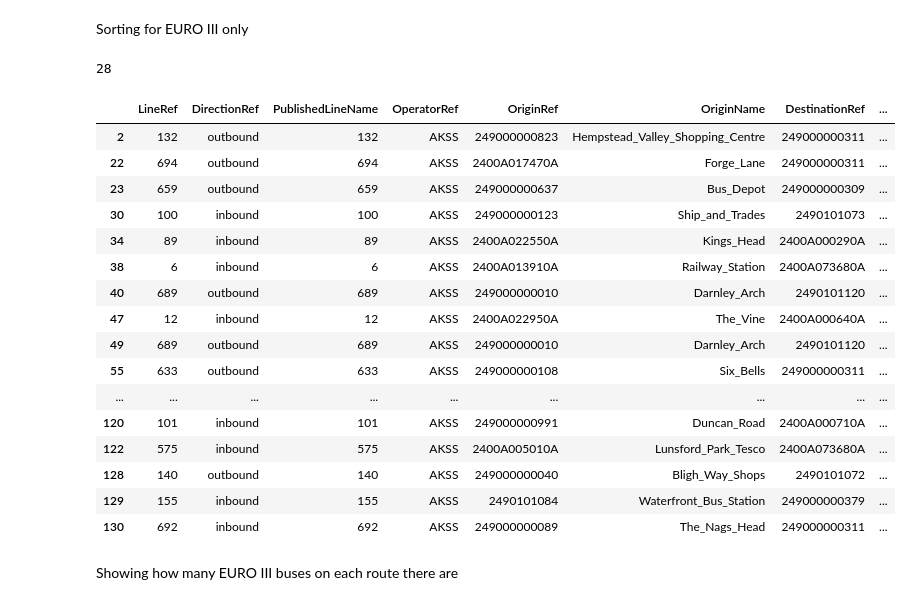
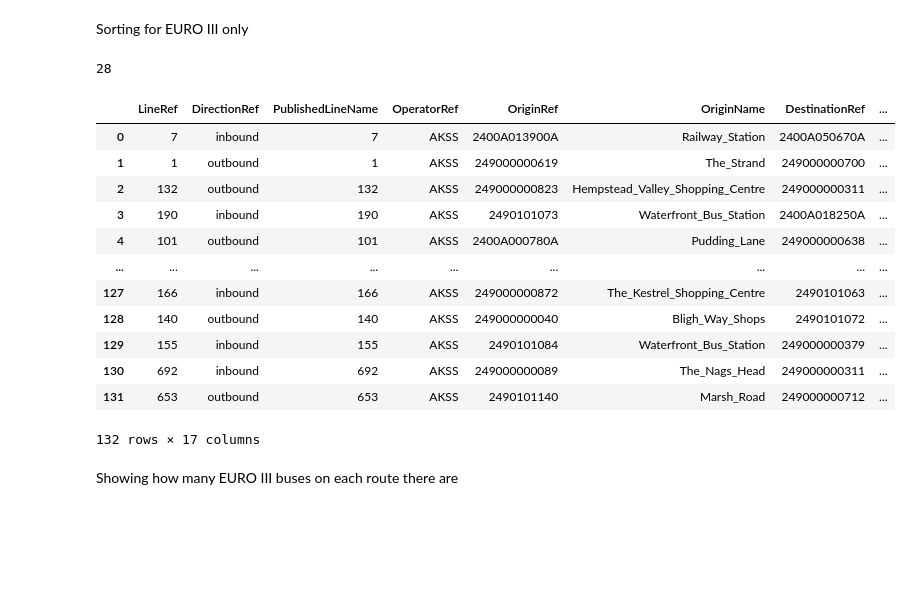
Before and after one commit to JackSandford/ECK, a Jupyter notebook: Self_data_project.ipynb, the cells around one changed output. Cells and saved outputs as stored; diff of their text form; code cells hidden in the pictures; blank space fills up the shorter version.

```diff
--- a/Self_data_project.ipynb
+++ b/Self_data_project.ipynb
@@ -83,37 +84,34 @@ Sorting for EURO III only
 # %%
 def euro_class_only(df, euro):
   euroxbuses = []
   euroxregslist = []
   mvj = pd.json_normalize(df.MonitoredVehicleJourney)
   euroxregs = regs[regs['Emission Class'] == euro]
   for reg in euroxregs['Last tracked']:
     euroxregslist.append(reg)
   euroxbuses = mvj[mvj['VehicleRef'].isin(euroxregslist)]
   return euroxbuses
 
 euro3_buses = euro_class_only(ohod, 'EURO III')
 print(len(euro3_buses))
 
-display(euro3_buses)
+display(mvj)
+#mvj['LineRef'].value_counts()
 # %% [output]
 28
 |  | LineRef | DirectionRef | PublishedLineName | OperatorRef | OriginRef | OriginName | DestinationRef | ... |
+| 0 | 7 | inbound | 7 | AKSS | 2400A013900A | Railway_Station | 2400A050670A | ... |
+| 1 | 1 | outbound | 1 | AKSS | 249000000619 | The_Strand | 249000000700 | ... |
 | 2 | 132 | outbound | 132 | AKSS | 249000000823 | Hempstead_Valley_Shopping_Centre | 249000000311 | ... |
-| 22 | 694 | outbound | 694 | AKSS | 2400A017470A | Forge_Lane | 249000000311 | ... |
-| 23 | 659 | outbound | 659 | AKSS | 249000000637 | Bus_Depot | 249000000309 | ... |
-| 30 | 100 | inbound | 100 | AKSS | 249000000123 | Ship_and_Trades | 2490101073 | ... |
-| 34 | 89 | inbound | 89 | AKSS | 2400A022550A | Kings_Head | 2400A000290A | ... |
-| 38 | 6 | inbound | 6 | AKSS | 2400A013910A | Railway_Station | 2400A073680A | ... |
-| 40 | 689 | outbound | 689 | AKSS | 249000000010 | Darnley_Arch | 2490101120 | ... |
-| 47 | 12 | inbound | 12 | AKSS | 2400A022950A | The_Vine | 2400A000640A | ... |
-| 49 | 689 | outbound | 689 | AKSS | 249000000010 | Darnley_Arch | 2490101120 | ... |
-| 55 | 633 | outbound | 633 | AKSS | 249000000108 | Six_Bells | 249000000311 | ... |
+| 3 | 190 | inbound | 190 | AKSS | 2490101073 | Waterfront_Bus_Station | 2400A018250A | ... |
+| 4 | 101 | outbound | 101 | AKSS | 2400A000780A | Pudding_Lane | 249000000638 | ... |
 | ... | ... | ... | ... | ... | ... | ... | ... | ... |
-| 120 | 101 | inbound | 101 | AKSS | 249000000991 | Duncan_Road | 2400A000710A | ... |
-| 122 | 575 | inbound | 575 | AKSS | 2400A005010A | Lunsford_Park_Tesco | 2400A073680A | ... |
+| 127 | 166 | inbound | 166 | AKSS | 249000000872 | The_Kestrel_Shopping_Centre | 2490101063 | ... |
 | 128 | 140 | outbound | 140 | AKSS | 249000000040 | Bligh_Way_Shops | 2490101072 | ... |
 | 129 | 155 | inbound | 155 | AKSS | 2490101084 | Waterfront_Bus_Station | 249000000379 | ... |
 | 130 | 692 | inbound | 692 | AKSS | 249000000089 | The_Nags_Head | 249000000311 | ... |
+| 131 | 653 | outbound | 653 | AKSS | 2490101140 | Marsh_Road | 249000000712 | ... |
+132 rows × 17 columns
 # %% [markdown]
 Showing how many EURO III buses on each route there are
 # %%
```
Also changed, not shown: parts of 6 cells of this notebook.
